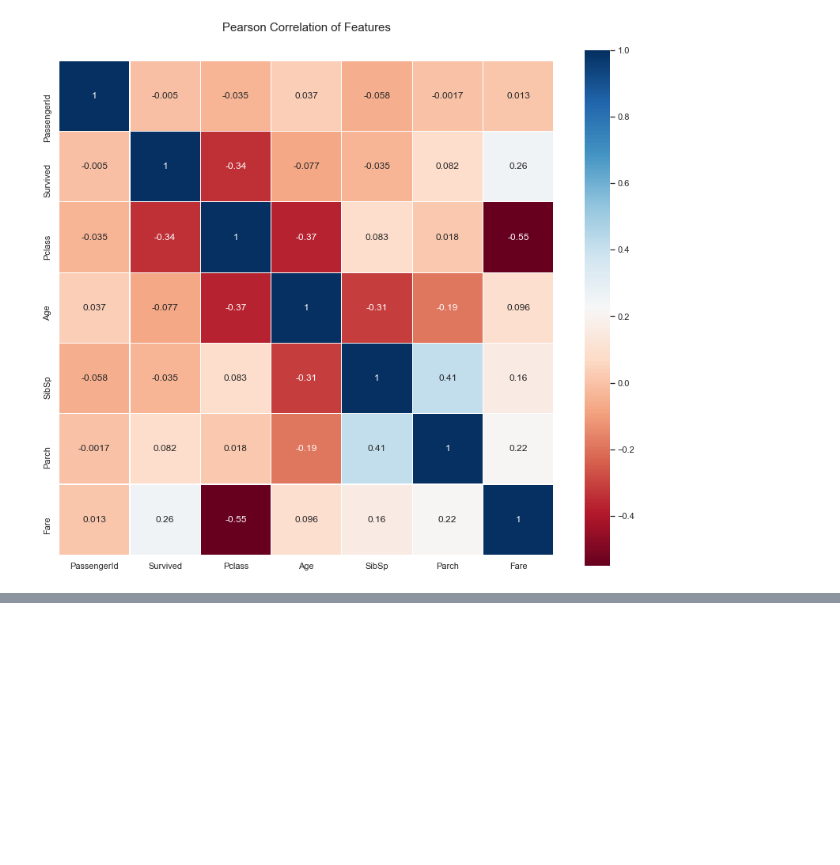
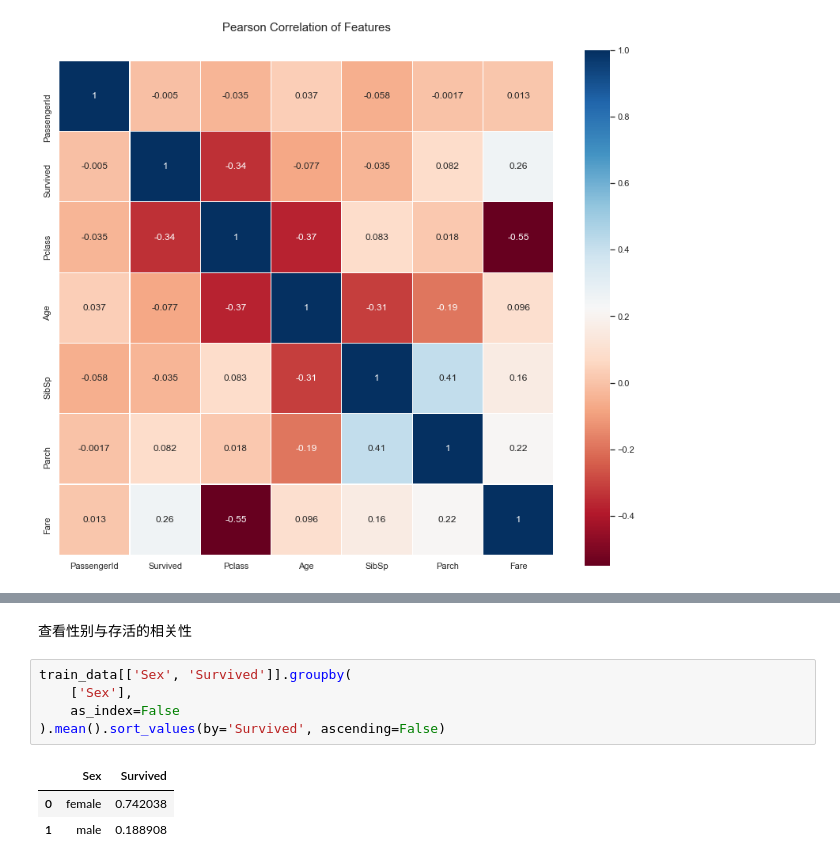
Before and after one commit to 595520359/kaggle_titanic, a Jupyter notebook: analysis.ipynb, the cells around one changed output, grey strips where cells are left out. Drawn from its saved outputs; the diff is of its cells as text; blank space fills up the shorter version.

```diff
--- a/analysis.ipynb
+++ b/analysis.ipynb
@@ -140,0 +153,11 @@ sns.heatmap(
+# %% [markdown]
+查看性别与存活的相关性
+# %%
+train_data[['Sex', 'Survived']].groupby(
+    ['Sex'],
+    as_index=False
+).mean().sort_values(by='Survived', ascending=False)
+# %% [output]
+|  | Sex | Survived |
+| 0 | female | 0.742038 |
+| 1 | male | 0.188908 |
```
Also changed, not shown: parts of 6 cells of this notebook.
